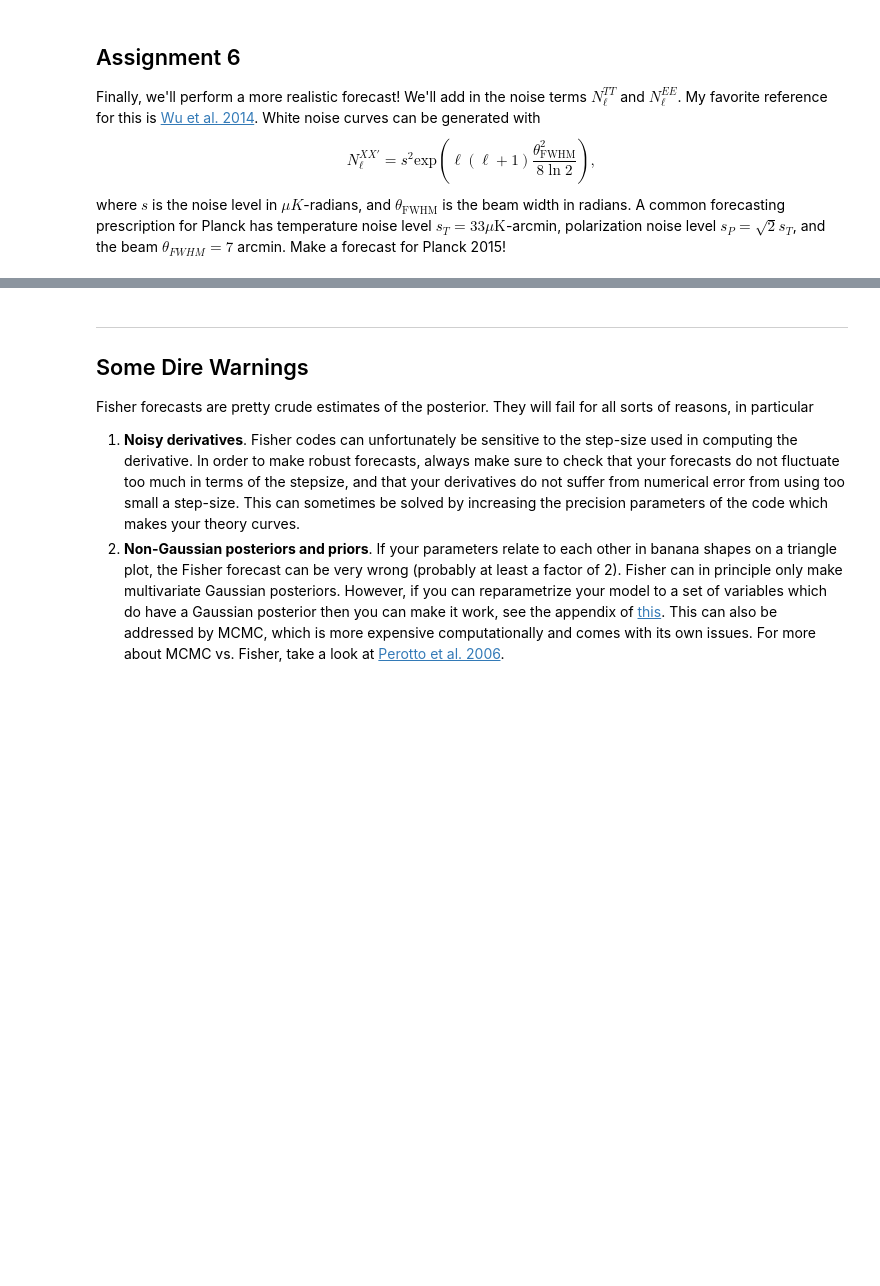
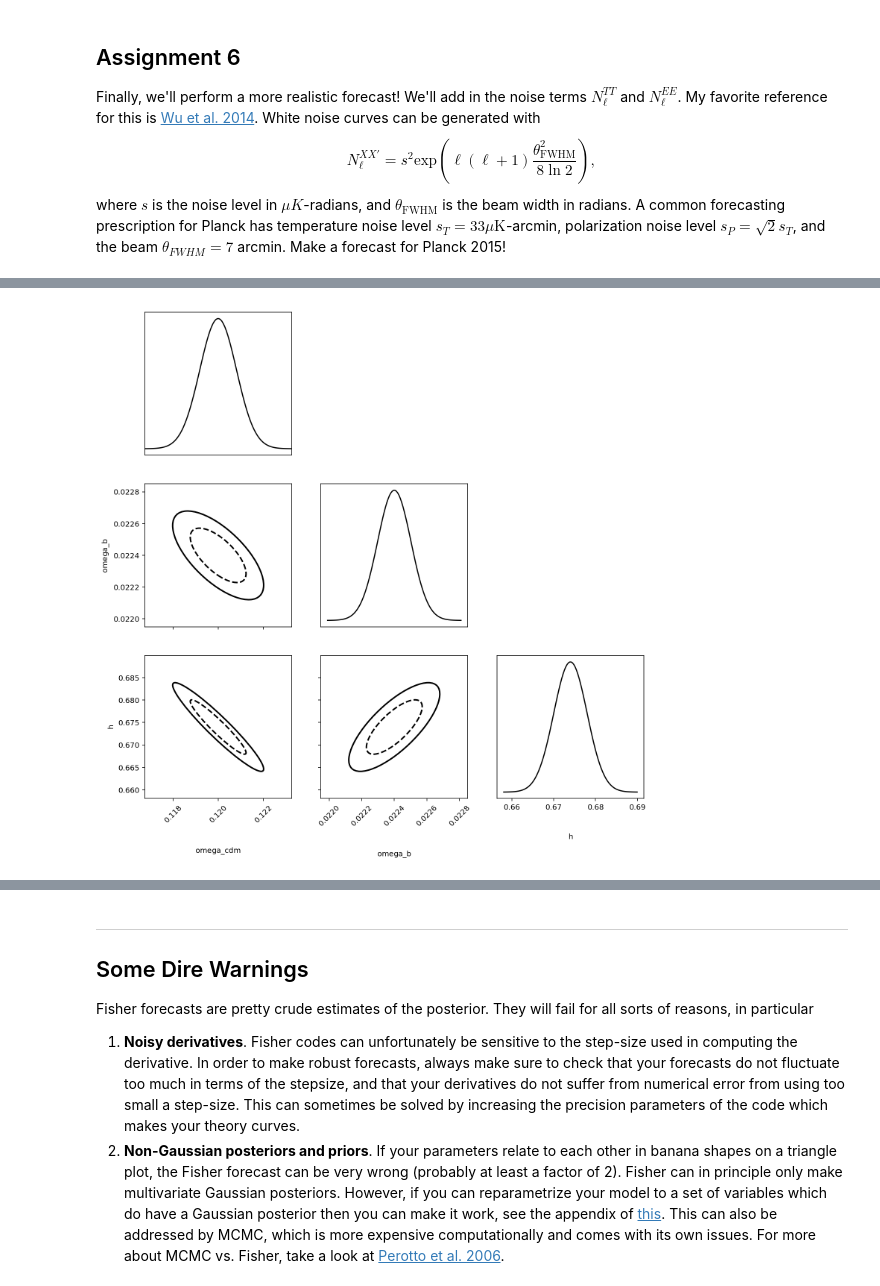
Before and after one commit to AizhanAkh/CopiesCLASS, a Jupyter notebook: Introduction to Fisher Forecasting.ipynb, the cells around one changed output, grey strips where cells are left out. Cells and saved outputs as stored; diff of their text form; code cells hidden in the pictures; blank space fills up the shorter version.

```diff
--- a/Introduction to Fisher Forecasting.ipynb
+++ b/Introduction to Fisher Forecasting.ipynb
@@ -390,6 +396,18 @@ Finally, we'll perform a more realistic forecast! We'll add in the noise terms $
 $$N_\ell^{XX'} = s^2 \text{exp} \left( \ell(\ell+1) \frac{\theta^2_\mathrm{FWHM}}{8 \ln 2} \right),$$
 where $s$ is the noise level in $\mu K$-radians, and $\theta_\mathrm{FWHM}$ is the beam width in radians. A common forecasting prescription for Planck has temperature noise level $s_T = 33 \mu \mathrm{K}$-arcmin, polarization noise level $s_P = \sqrt{2} s_T$, and the beam $\theta_{FWHM} = 7$ arcmin. Make a forecast for Planck 2015!
 # %%
-sT = 33 * (np.pi/60./180.)
+sT = 33 * (np.pi/60./180.)*10**(-6)
 sP = sT * np.sqrt(2.)
 theta_FWHM = 7. * (np.pi/60./180.)
+# %%
+N_tt = []
+for l in range(2, 2001):
+    Ntt = (sT**2)*np.exp(l*(l+1)*(theta_FWHM**2)/(8*np.log(2)))
+    N_tt.append(Ntt)
+N_tt = np.array(N_tt)
+# %%
+N_ee = []
+for l in range(2, 2001):
+    Nee = (sP**2)*np.exp(l*(l+1)*(theta_FWHM**2)/(8*np.log(2)))
+    N_ee.append(Nee)
+N_ee = np.array(N_ee)
@@ -395,0 +440,3 @@ theta_FWHM = 7. * (np.pi/60./180.)
+# %%
+cov = np.linalg.inv(Matrix_noise)
+print(cov)
@@ -395,0 +560,78 @@ theta_FWHM = 7. * (np.pi/60./180.)
+# %%
+parameters_set = np.array(['omega_cdm','omega_b','h'])
+fiducial_set = np.array([0.12, 0.0224  , 0.674])
+positive_definite=[]
+color='black'
+nparams = len(parameters_set)
+scales = np.ones(nparams)
+
+print('generating new axis')
+f, ax = plt.subplots(nparams, nparams, figsize=(12, 12))
+
+
+labels = [(r'$\mathrm{' + p.replace('_', r'\_') + r'}$')
+          for p in parameters_set]
+print(labels)
+# stitch together axes to row=nparams-1 and col=0
+    # and turn off non-edge
+for ii in range(nparams):
+    for jj in range(nparams):
+        if ii == jj:
+            ax[jj, ii].get_yaxis().set_visible(False)
+            if ii < nparams-1:
+                ax[jj, ii].get_xaxis().set_ticks([])
+
+        if ax[jj, ii] is not None:
+            if ii < jj:
+                if jj < nparams-1:
+                    ax[jj, ii].set_xticklabels([])
+                if ii > 0:
+                    ax[jj, ii].set_yticklabels([])
+
+                if jj > 0:
+                    # stitch axis to the one above it
+                    if ax[0, ii] is not None:
+                        ax[jj, ii].get_shared_x_axes().join(ax[jj, ii], ax[0, ii])
+                elif ii < nparams-1:
+                    if ax[jj, nparams-1] is not None:
+                        ax[jj, ii].get_shared_y_axes().join(ax[jj, ii], ax[jj, nparams-1])
+
+# call plot_ellipse
+for ii in range(nparams):
+    for jj in range(nparams):
+        if ax[jj, ii] is not None:
+            if ii < jj:
+                plot_ellipse(ax[jj, ii], parameters_set[ii],
+                                parameters_set[jj], parameters_set, fiducial_set, cov, color=color,
+                                positive_definite=positive_definite,
+                                scale1=scales[ii], scale2=scales[jj])
+                if jj == nparams-1:
+                    ax[jj, ii].set_xlabel(labels[ii], labelpad=30)
+                    for tick in ax[jj, ii].get_xticklabels():
+                        tick.set_rotation(45)
+                if ii == 0:
+                    ax[jj, ii].set_ylabel(labels[jj])
+            elif ii == jj:
+                # plot a gaussian if we're on the diagonal
+                sig = np.sqrt(cov[ii, ii])
+                if parameters_set[ii] in positive_definite:
+                    grid = np.linspace(
+                        fiducial_set[ii],
+                        fiducial_set[ii] + PLOT_MULT * sig, 100)
+                else:
+                    grid = np.linspace(
+                        fiducial_set[ii] - PLOT_MULT*sig,
+                        fiducial_set[ii] + PLOT_MULT*sig, 100)
+                posmult = 1.0
+                if parameters_set[ii] in positive_definite:
+                    posmult = 2.0
+                ax[jj, ii].plot(grid,
+                                posmult * np.exp(
+                                    -(grid-fiducial_set[ii])**2 /
+                                    (2 * sig**2)) / (sig * np.sqrt(2*np.pi)),
+                                '-', color=color)
+                if ii == nparams-1:
+                    ax[jj, ii].set_xlabel(labels[ii], labelpad=30)
+            else:
+                ax[jj, ii].axis('off')
+# %% [output]
@@ -396,3 +640,4 @@ theta_FWHM = 7. * (np.pi/60./180.)
+[figure, added]
 # %% [markdown]
 Once you've calculated a covariance matrix, it's straightforward to make triangle plots like below, as the math is just collapsing down the multivariate Gaussian you've computed. The implementation details for making pretty ellipses are in the very helpful [Coe 2009](https://arxiv.org/abs/0906.4123).
 
```
Also changed, not shown: parts of 22 cells of this notebook.
